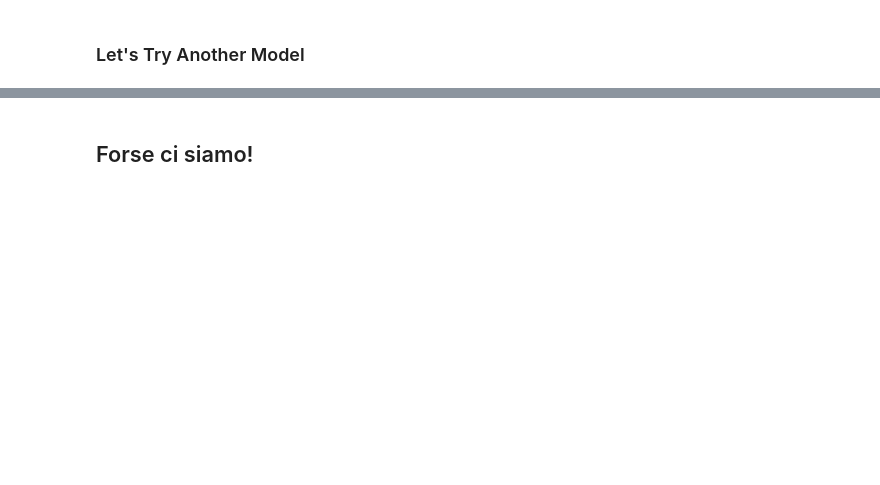
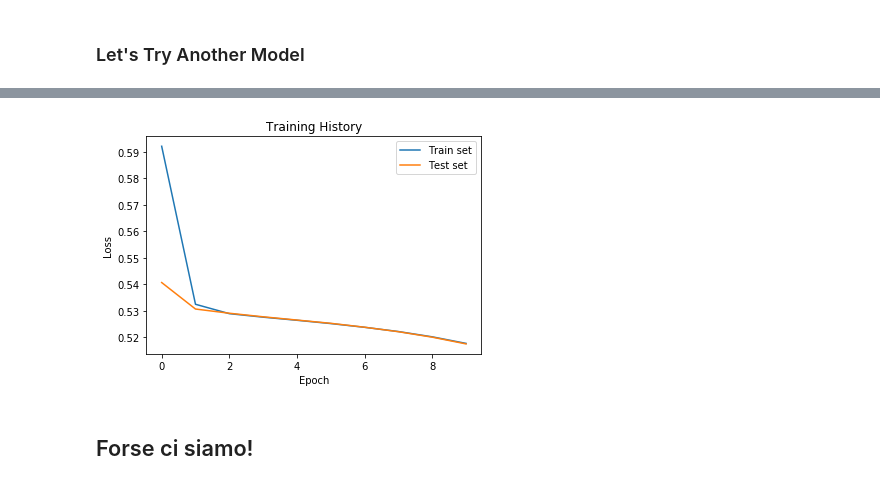
Before and after one commit to dtoniolo/Assigments-Advanced-Machine-Learning, a Jupyter notebook: Assignment 1/Assignment_1.ipynb, the cells around one changed output, grey strips where cells are left out. Cells and saved outputs as stored; diff of their text form; code cells hidden in the pictures; blank space fills up the shorter version.

```diff
--- a/Assignment 1/Assignment_1.ipynb
+++ b/Assignment 1/Assignment_1.ipynb
@@ -627,5 +638,5 @@ def build_2nd():
   mod.compile(optimizer = 'sgd', loss = 'binary_crossentropy', metrics = ['accuracy'])
   return mod
 # %%
-cross_validate(build_2nd, train_data, train_targets)
+results, history = cross_validate(build_2nd, train_data, train_targets)
 # %% [output]
@@ -685,3 +698,7 @@ Epoch 10/10
+# %%
+plot_history(history)
+# %% [output]
+[figure, added]
 # %% [markdown]
 ## Forse ci siamo!
 # %%
```
Also changed, not shown: parts of 26 cells of this notebook.
